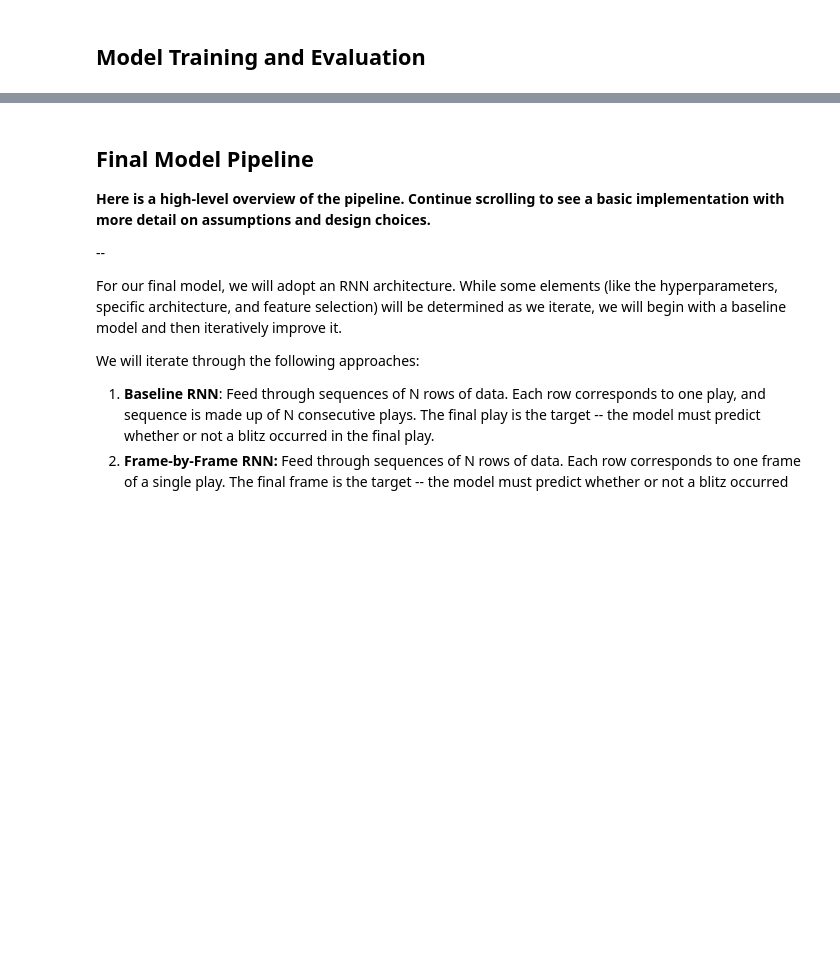
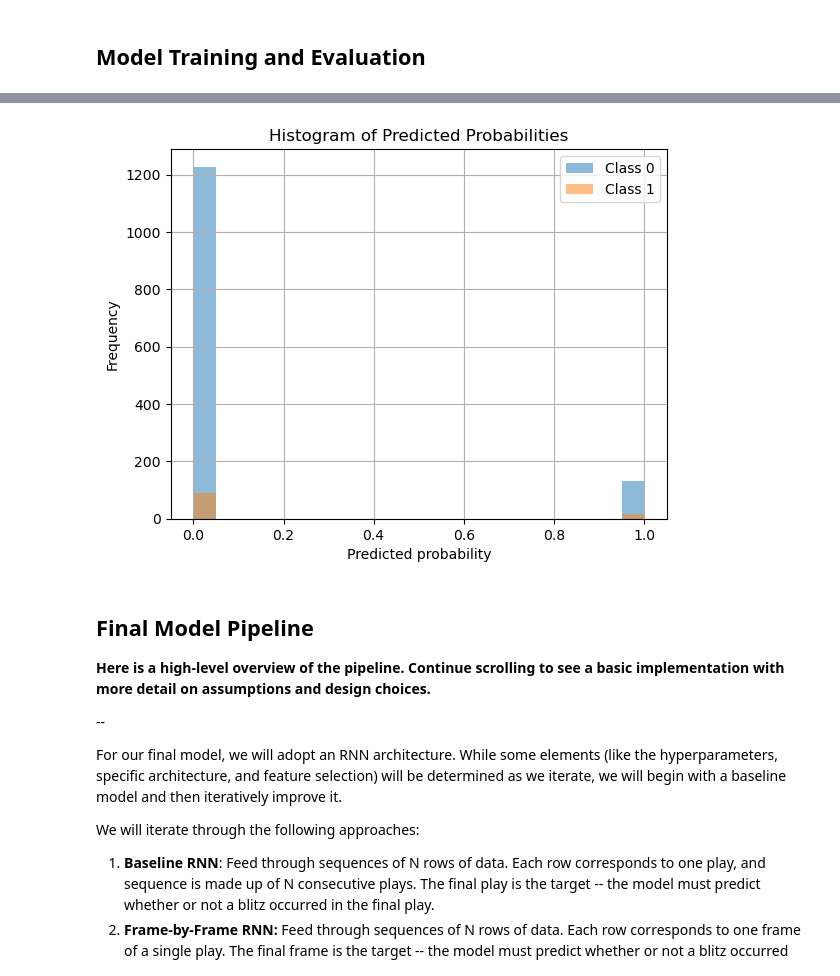
Before and after one commit to tgarity/blitzprediction, a Jupyter notebook: final_project.ipynb, the cells around one changed output, grey strips where cells are left out. Saved outputs shown, nothing was run; the diff lists cells and outputs as text; code cells hidden in the pictures; blank space fills up the shorter version.

```diff
--- a/final_project.ipynb
+++ b/final_project.ipynb
@@ -830,3 +918,15 @@ print(classification_report(y_test, y_pred))
+# %%
+# Step 7: Histogram of predicted probabilities
+plt.hist(y_pred[y_test == 0], bins=20, alpha=0.5, label='Class 0')
+plt.hist(y_pred[y_test == 1], bins=20, alpha=0.5, label='Class 1')
+plt.xlabel('Predicted probability')
+plt.ylabel('Frequency')
+plt.title('Histogram of Predicted Probabilities')
+plt.legend()
+plt.grid()
+plt.show()
+# %% [output]
+[figure, added]
 # %% [markdown]
 ## Final Model Pipeline
 
```
Also changed, not shown: parts of 13 cells of this notebook.
